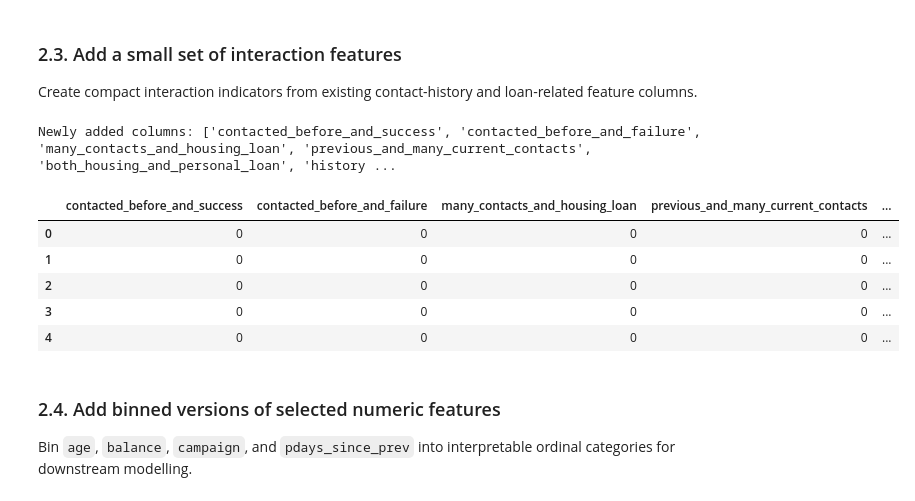
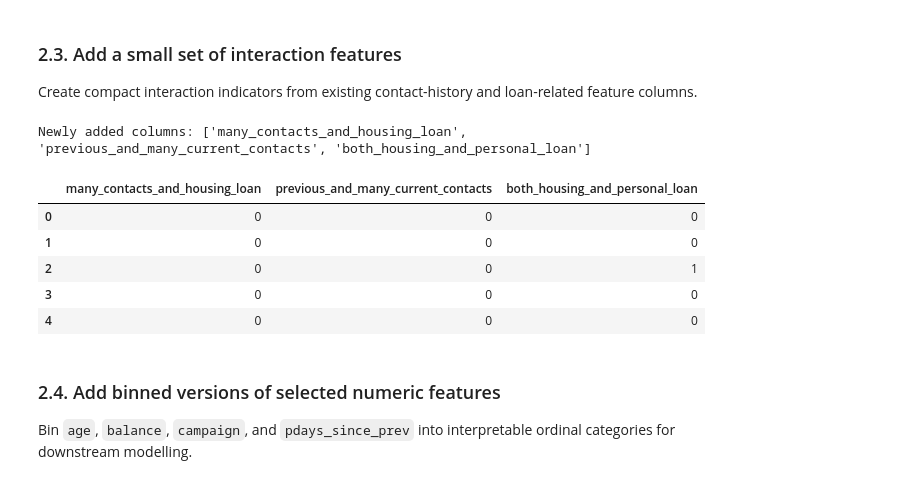
Before and after one commit to tonantzin-real/IDS_705_final_project, a Jupyter notebook: 01_data_processing.ipynb, the cells around one changed output. Saved outputs shown, nothing was run; the diff lists cells and outputs as text; code cells hidden in the pictures.

```diff
--- a/01_data_processing.ipynb
+++ b/01_data_processing.ipynb
@@ -625,10 +676,6 @@ processed["education_ord"] = (
 for c in ["default", "housing", "loan"]:
     processed[f"{c}_binary"] = (processed[c] == "yes").astype(np.int8)
 
-processed["balance_signed_log"] = np.sign(processed["balance"]) * np.log1p(
-    np.abs(processed["balance"])
-)
-
 display(
     processed[
         [
@@ -640,7 +687,6 @@ display(
             "default_binary",
             "housing_binary",
             "loan_binary",
-            "balance_signed_log",
         ]
     ].head()
 )
@@ -656,6 +702,11 @@ display(
 Add a small set of additional behavioral features with low overlap with the core engineered features.
 # %%
 new_columns = []
+
+processed = processed.drop(
+    columns=["poutcome_failure", "history_info_missing"],
+    errors="ignore",
+)
 
 processed["multiple_contacts_current_campaign"] = (processed["campaign"] > 1).astype(
     np.int8
@@ -665,9 +716,6 @@ new_columns.append("multiple_contacts_current_campaign")
 processed["poutcome_success"] = (processed["poutcome"] == "success").astype(np.int8)
 new_columns.append("poutcome_success")
 
-processed["poutcome_failure"] = (processed["poutcome"] == "failure").astype(np.int8)
-new_columns.append("poutcome_failure")
-
 processed["contact_is_unknown"] = (processed["contact"] == "unknown").astype(np.int8)
 new_columns.append("contact_is_unknown")
 
@@ -691,46 +739,40 @@ Create compact interaction indicators from existing contact-history and loan-rel
 # %%
 new_columns = []
 
-processed["contacted_before_and_success"] = (
-    processed["pdays_was_contacted"] * processed["poutcome_success"]
-).astype(np.int8)
-new_columns.append("contacted_before_and_success")
-
-processed["contacted_before_and_failure"] = (
-    processed["pdays_was_contacted"] * processed["poutcome_failure"]
-).astype(np.int8)
-new_columns.append("contacted_before_and_failure")
+processed = processed.drop(
+    columns=[
+        "contacted_before_and_success",
+        "contacted_before_and_failure",
+        "history_info_missing",
+    ],
+    errors="ignore",
+)
 
 processed["many_contacts_and_housing_loan"] = (
     processed["multiple_contacts_current_campaign"] * processed["housing_binary"]
 ).astype(np.int8)
 new_columns.append("many_contacts_and_housing_loan")
 
 processed["previous_and_many_current_contacts"] = (
     processed["pdays_was_contacted"] * processed["multiple_contacts_current_campaign"]
 ).astype(np.int8)
 new_columns.append("previous_and_many_current_contacts")
 
 processed["both_housing_and_personal_loan"] = (
     processed["housing_binary"] * processed["loan_binary"]
 ).astype(np.int8)
 new_columns.append("both_housing_and_personal_loan")
 
-processed["history_info_missing"] = (
-    processed["contact_is_unknown"] * processed["poutcome_is_unknown"]
-).astype(np.int8)
-new_columns.append("history_info_missing")
-
 print("Newly added columns:", new_columns)
 display(processed[new_columns].head())
 # %% [output]
-Newly added columns: ['contacted_before_and_success', 'contacted_before_and_failure', 'many_contacts_and_housing_loan', 'previous_and_many_current_contacts', 'both_housing_and_personal_loan', 'history ...
+Newly added columns: ['many_contacts_and_housing_loan', 'previous_and_many_current_contacts', 'both_housing_and_personal_loan']
-|  | contacted_before_and_success | contacted_before_and_failure | many_contacts_and_housing_loan | previous_and_many_current_contacts | ... |
-| 0 | 0 | 0 | 0 | 0 | ... |
-| 1 | 0 | 0 | 0 | 0 | ... |
-| 2 | 0 | 0 | 0 | 0 | ... |
-| 3 | 0 | 0 | 0 | 0 | ... |
-| 4 | 0 | 0 | 0 | 0 | ... |
+|  | many_contacts_and_housing_loan | previous_and_many_current_contacts | both_housing_and_personal_loan |
+| 0 | 0 | 0 | 0 |
+| 1 | 0 | 0 | 0 |
+| 2 | 0 | 0 | 1 |
+| 3 | 0 | 0 | 0 |
+| 4 | 0 | 0 | 0 |
 # %% [markdown]
 ### 2.4. Add binned versions of selected numeric features
 
```
Also changed, not shown: parts of 16 cells of this notebook.
